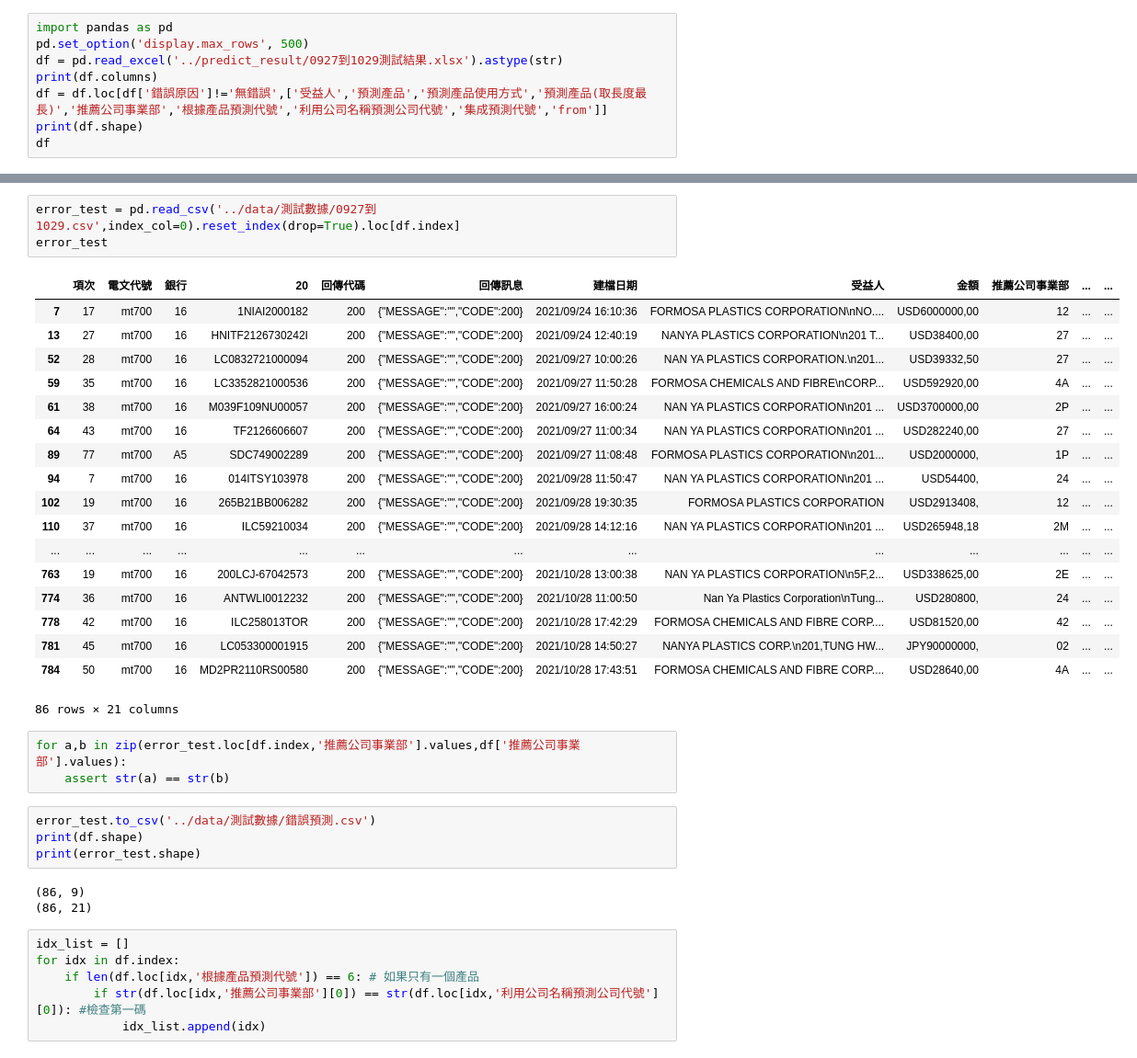
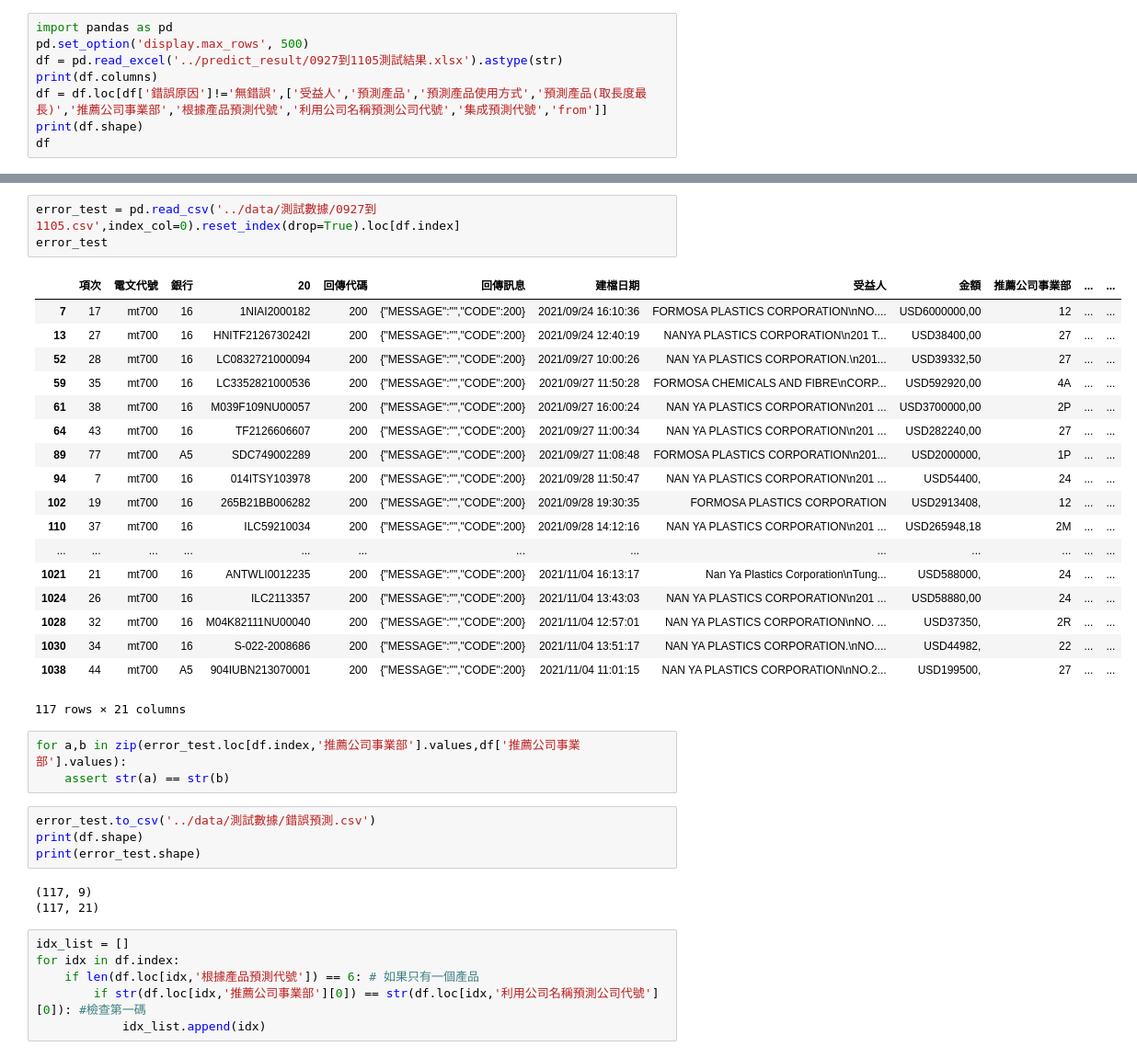
Before and after one commit to skywalker0803r/Letter-of-Credit-Intelligent-Auxiliary-Semantic-Analysis-System, a Jupyter notebook: notebook/測試結果debug.ipynb, the cells around one changed output, grey strips where cells are left out. Shown at 92% size. Drawn from its saved outputs; the diff is of its cells as text.

```diff
--- a/notebook/測試結果debug.ipynb
+++ b/notebook/測試結果debug.ipynb
@@ -1,7 +1,7 @@
 # %%
 import pandas as pd
 pd.set_option('display.max_rows', 500)
-df = pd.read_excel('../predict_result/0927到1029測試結果.xlsx').astype(str)
+df = pd.read_excel('../predict_result/0927到1105測試結果.xlsx').astype(str)
 print(df.columns)
 df = df.loc[df['錯誤原因']!='無錯誤',['受益人','預測產品','預測產品使用方式','預測產品(取長度最長)','推薦公司事業部','根據產品預測代號','利用公司名稱預測公司代號','集成預測代號','from']]
 print(df.shape)
@@ -34,25 +34,25 @@ Index(['45A', '項次', '電文代號', '銀行', '20', '回傳代碼', '回傳
 # %%
-error_test = pd.read_csv('../data/測試數據/0927到1029.csv',index_col=0).reset_index(drop=True).loc[df.index]
+error_test = pd.read_csv('../data/測試數據/0927到1105.csv',index_col=0).reset_index(drop=True).loc[df.index]
 error_test
 # %% [output]
 |  | 項次 | 電文代號 | 銀行 | 20 | 回傳代碼 | 回傳訊息 | 建檔日期 | 受益人 | 金額 | 推薦公司事業部 | ... | ... |
 | 7 | 17 | mt700 | 16 | 1NIAI2000182 | 200 | {"MESSAGE":"","CODE":200} | 2021/09/24 16:10:36 | FORMOSA PLASTICS CORPORATION\nNO.... | USD6000000,00 | 12 | ... | ... |
 | 13 | 27 | mt700 | 16 | HNITF2126730242I | 200 | {"MESSAGE":"","CODE":200} | 2021/09/24 12:40:19 | NANYA PLASTICS CORPORATION\n201 T... | USD38400,00 | 27 | ... | ... |
 | 52 | 28 | mt700 | 16 | LC0832721000094 | 200 | {"MESSAGE":"","CODE":200} | 2021/09/27 10:00:26 | NAN YA PLASTICS CORPORATION.\n201... | USD39332,50 | 27 | ... | ... |
 | 59 | 35 | mt700 | 16 | LC3352821000536 | 200 | {"MESSAGE":"","CODE":200} | 2021/09/27 11:50:28 | FORMOSA CHEMICALS AND FIBRE\nCORP... | USD592920,00 | 4A | ... | ... |
 | 61 | 38 | mt700 | 16 | M039F109NU00057 | 200 | {"MESSAGE":"","CODE":200} | 2021/09/27 16:00:24 | NAN YA PLASTICS CORPORATION\n201 ... | USD3700000,00 | 2P | ... | ... |
 | 64 | 43 | mt700 | 16 | TF2126606607 | 200 | {"MESSAGE":"","CODE":200} | 2021/09/27 11:00:34 | NAN YA PLASTICS CORPORATION\n201 ... | USD282240,00 | 27 | ... | ... |
 | 89 | 77 | mt700 | A5 | SDC749002289 | 200 | {"MESSAGE":"","CODE":200} | 2021/09/27 11:08:48 | FORMOSA PLASTICS CORPORATION\n201... | USD2000000, | 1P | ... | ... |
 | 94 | 7 | mt700 | 16 | 014ITSY103978 | 200 | {"MESSAGE":"","CODE":200} | 2021/09/28 11:50:47 | NAN YA PLASTICS CORPORATION\n201 ... | USD54400, | 24 | ... | ... |
 | 102 | 19 | mt700 | 16 | 265B21BB006282 | 200 | {"MESSAGE":"","CODE":200} | 2021/09/28 19:30:35 | FORMOSA PLASTICS CORPORATION | USD2913408, | 12 | ... | ... |
 | 110 | 37 | mt700 | 16 | ILC59210034 | 200 | {"MESSAGE":"","CODE":200} | 2021/09/28 14:12:16 | NAN YA PLASTICS CORPORATION\n201 ... | USD265948,18 | 2M | ... | ... |
 | ... | ... | ... | ... | ... | ... | ... | ... | ... | ... | ... | ... | ... |
-| 763 | 19 | mt700 | 16 | 200LCJ-67042573 | 200 | {"MESSAGE":"","CODE":200} | 2021/10/28 13:00:38 | NAN YA PLASTICS CORPORATION\n5F,2... | USD338625,00 | 2E | ... | ... |
-| 774 | 36 | mt700 | 16 | ANTWLI0012232 | 200 | {"MESSAGE":"","CODE":200} | 2021/10/28 11:00:50 | Nan Ya Plastics Corporation\nTung... | USD280800, | 24 | ... | ... |
-| 778 | 42 | mt700 | 16 | ILC258013TOR | 200 | {"MESSAGE":"","CODE":200} | 2021/10/28 17:42:29 | FORMOSA CHEMICALS AND FIBRE CORP.... | USD81520,00 | 42 | ... | ... |
-| 781 | 45 | mt700 | 16 | LC053300001915 | 200 | {"MESSAGE":"","CODE":200} | 2021/10/28 14:50:27 | NANYA PLASTICS CORP.\n201,TUNG HW... | JPY90000000, | 02 | ... | ... |
-| 784 | 50 | mt700 | 16 | MD2PR2110RS00580 | 200 | {"MESSAGE":"","CODE":200} | 2021/10/28 17:43:51 | FORMOSA CHEMICALS AND FIBRE CORP.... | USD28640,00 | 4A | ... | ... |
+| 1021 | 21 | mt700 | 16 | ANTWLI0012235 | 200 | {"MESSAGE":"","CODE":200} | 2021/11/04 16:13:17 | Nan Ya Plastics Corporation\nTung... | USD588000, | 24 | ... | ... |
+| 1024 | 26 | mt700 | 16 | ILC2113357 | 200 | {"MESSAGE":"","CODE":200} | 2021/11/04 13:43:03 | NAN YA PLASTICS CORPORATION\n201 ... | USD58880,00 | 24 | ... | ... |
+| 1028 | 32 | mt700 | 16 | M04K82111NU00040 | 200 | {"MESSAGE":"","CODE":200} | 2021/11/04 12:57:01 | NAN YA PLASTICS CORPORATION\nNO. ... | USD37350, | 2R | ... | ... |
+| 1030 | 34 | mt700 | 16 | S-022-2008686 | 200 | {"MESSAGE":"","CODE":200} | 2021/11/04 13:51:17 | NAN YA PLASTICS CORPORATION.\nNO.... | USD44982, | 22 | ... | ... |
+| 1038 | 44 | mt700 | A5 | 904IUBN213070001 | 200 | {"MESSAGE":"","CODE":200} | 2021/11/04 11:01:15 | NAN YA PLASTICS CORPORATION\nNO.2... | USD199500, | 27 | ... | ... |
-86 rows × 21 columns
+117 rows × 21 columns
 # %%
 for a,b in zip(error_test.loc[df.index,'推薦公司事業部'].values,df['推薦公司事業部'].values):
     assert str(a) == str(b)
@@ -61,8 +61,8 @@ error_test.to_csv('../data/測試數據/錯誤預測.csv')
 print(df.shape)
 print(error_test.shape)
 # %% [output]
-(86, 9)
-(86, 21)
+(117, 9)
+(117, 21)
 # %%
 idx_list = []
 for idx in df.index:
```
Also changed, not shown: parts of 3 cells of this notebook.
